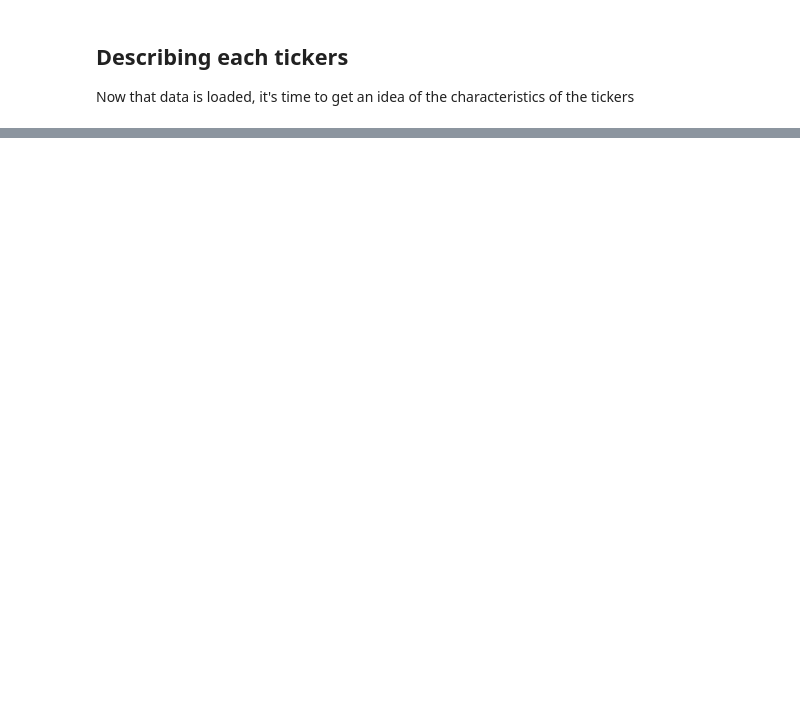
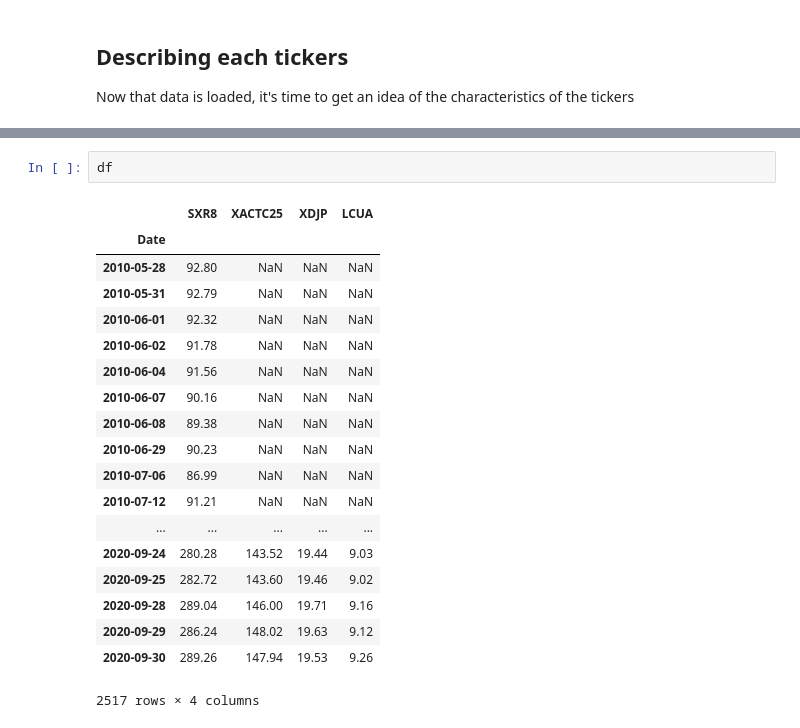
Before and after one commit to OlufKelk/PortfolioDesign, a Jupyter notebook: OptimalPF/Porfolio_notebook.ipynb, the cells around one changed output, grey strips where cells are left out. Drawn from its saved outputs; the diff is of its cells as text; blank space fills up the shorter version.

```diff
--- a/OptimalPF/Porfolio_notebook.ipynb
+++ b/OptimalPF/Porfolio_notebook.ipynb
@@ -334,0 +166,22 @@ def optimize_pf(pftype,sigma,mu,N):
+# %%
+df
+# %% [output]
+|  | SXR8 | XACTC25 | XDJP | LCUA |
+| Date |  |  |  |  |
+| 2010-05-28 | 92.80 | NaN | NaN | NaN |
+| 2010-05-31 | 92.79 | NaN | NaN | NaN |
+| 2010-06-01 | 92.32 | NaN | NaN | NaN |
+| 2010-06-02 | 91.78 | NaN | NaN | NaN |
+| 2010-06-04 | 91.56 | NaN | NaN | NaN |
+| 2010-06-07 | 90.16 | NaN | NaN | NaN |
+| 2010-06-08 | 89.38 | NaN | NaN | NaN |
+| 2010-06-29 | 90.23 | NaN | NaN | NaN |
+| 2010-07-06 | 86.99 | NaN | NaN | NaN |
+| 2010-07-12 | 91.21 | NaN | NaN | NaN |
+| ... | ... | ... | ... | ... |
+| 2020-09-24 | 280.28 | 143.52 | 19.44 | 9.03 |
+| 2020-09-25 | 282.72 | 143.60 | 19.46 | 9.02 |
+| 2020-09-28 | 289.04 | 146.00 | 19.71 | 9.16 |
+| 2020-09-29 | 286.24 | 148.02 | 19.63 | 9.12 |
+| 2020-09-30 | 289.26 | 147.94 | 19.53 | 9.26 |
+2517 rows × 4 columns
```
Also changed, not shown: parts of 25 cells of this notebook, 1 other file.
